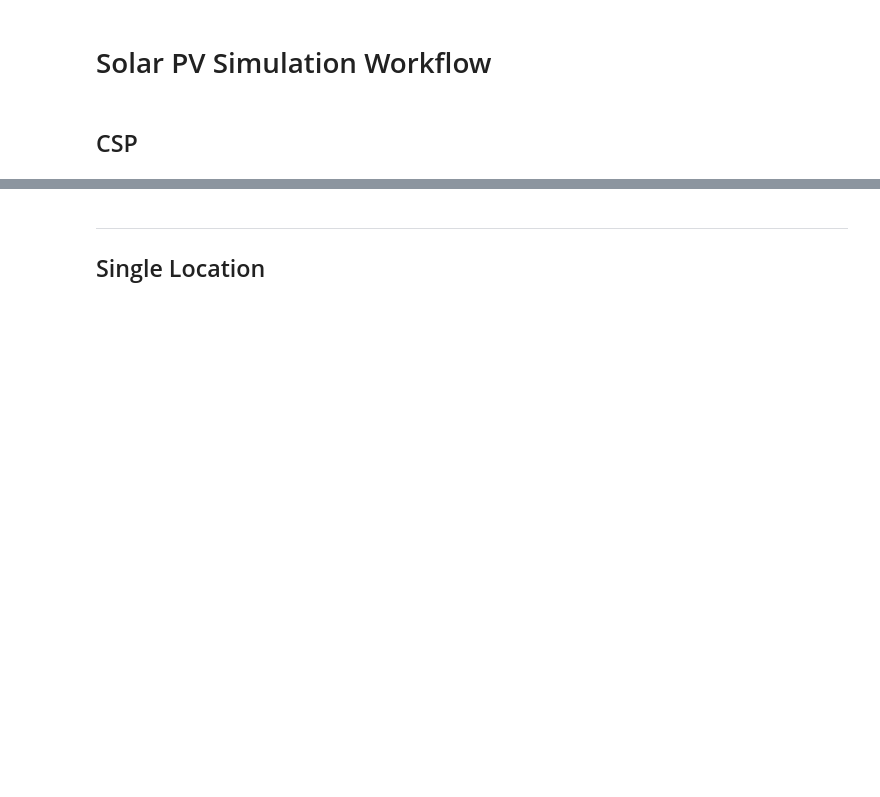
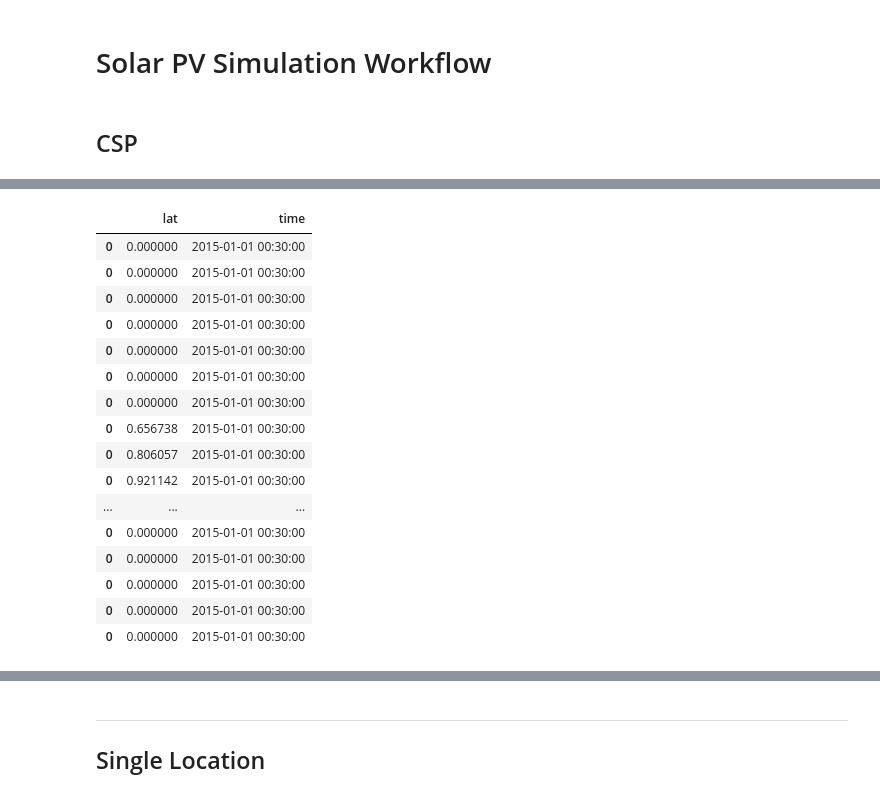
Before and after one commit to FZJ-IEK3-VSA/RESKit, a Jupyter notebook: examples/5.01-Solar-CSP.ipynb, the cells around one changed output, grey strips where cells are left out. Drawn from its saved outputs; the diff is of its cells as text; code cells hidden in the pictures; blank space fills up the shorter version.

```diff
--- a/examples/5.01-Solar-CSP.ipynb
+++ b/examples/5.01-Solar-CSP.ipynb
@@ -54,0 +88,23 @@ Data variables:
+# %%
+df_cos = pd.DataFrame(arr)
+df_cos['time'] = pd.DataFrame(out.time_index)
+day = 0
+df_cos.iloc[day*24:(day + 1)*24+1]
+# %% [output]
+|  | lat | time |
+| 0 | 0.000000 | 2015-01-01 00:30:00 |
+| 0 | 0.000000 | 2015-01-01 00:30:00 |
+| 0 | 0.000000 | 2015-01-01 00:30:00 |
+| 0 | 0.000000 | 2015-01-01 00:30:00 |
+| 0 | 0.000000 | 2015-01-01 00:30:00 |
+| 0 | 0.000000 | 2015-01-01 00:30:00 |
+| 0 | 0.000000 | 2015-01-01 00:30:00 |
+| 0 | 0.656738 | 2015-01-01 00:30:00 |
+| 0 | 0.806057 | 2015-01-01 00:30:00 |
+| 0 | 0.921142 | 2015-01-01 00:30:00 |
+| ... | ... | ... |
+| 0 | 0.000000 | 2015-01-01 00:30:00 |
+| 0 | 0.000000 | 2015-01-01 00:30:00 |
+| 0 | 0.000000 | 2015-01-01 00:30:00 |
+| 0 | 0.000000 | 2015-01-01 00:30:00 |
+| 0 | 0.000000 | 2015-01-01 00:30:00 |
```
Also changed, not shown: parts of 15 cells of this notebook, 5 other files.
